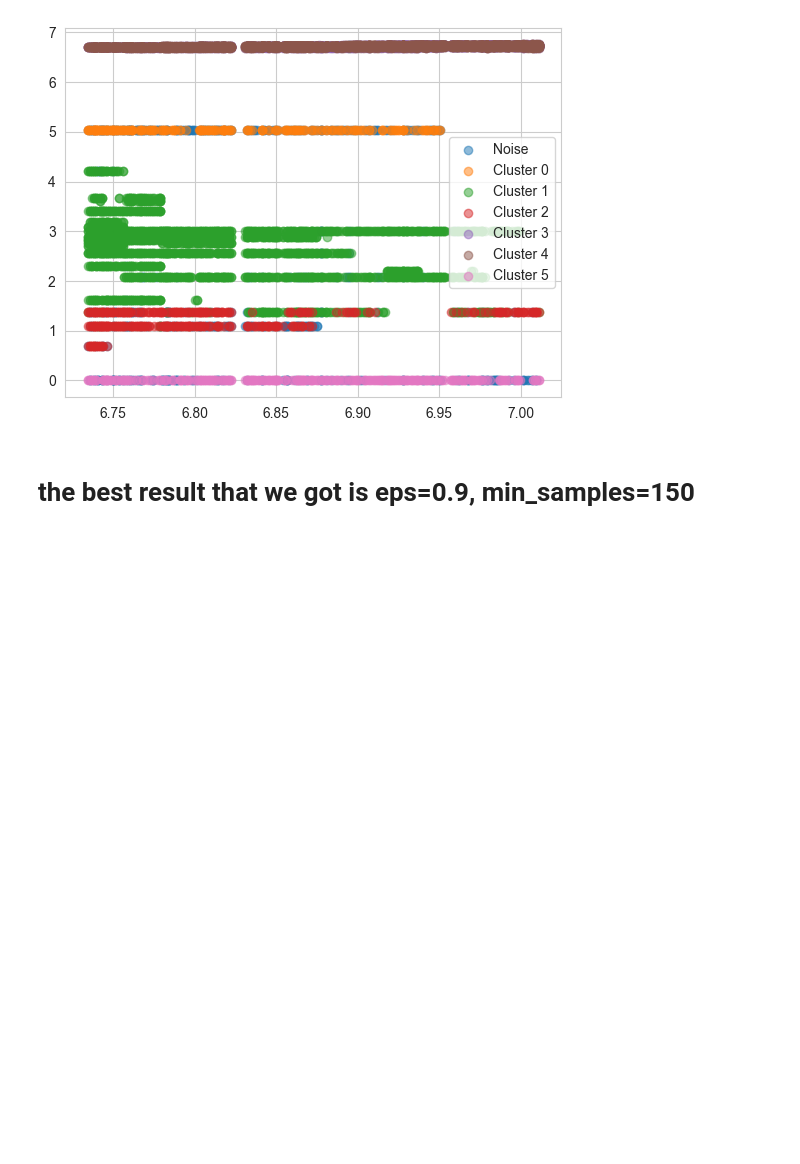
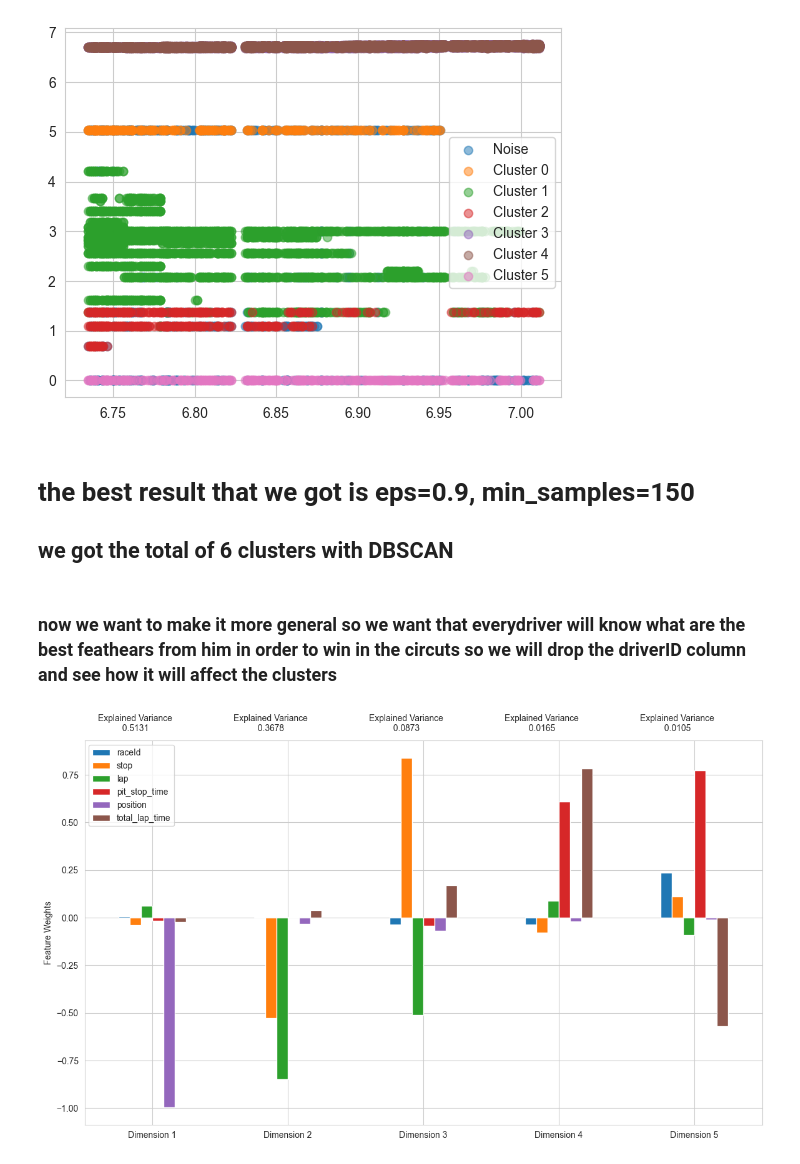
Before and after one commit to nirmolcho/Clustering_and_TS_DS_Alg, a Jupyter notebook: Clustering/Clustering.ipynb, the cells around one changed output. Drawn from its saved outputs; the diff is of its cells as text; code cells hidden in the pictures; blank space fills up the shorter version.

Commit message:
adding information for everyone without the driverId

```diff
--- a/Clustering/Clustering.ipynb
+++ b/Clustering/Clustering.ipynb
@@ -502,3 +501,16 @@ plt.show()
 [figure]
 # %% [markdown]
 # the best result that we got is eps=0.9, min_samples=150
+## we got the total of 6 clusters with DBSCAN
+# %% [markdown]
+### now we want to make it more general so we want that everydriver will know what are the best feathears from him in order to win in the circuts so we will drop the driverID column and see how it will affect the clusters
+# %%
+final = good_data.drop(['driverId','Clusters'],axis=1)
+# %%
+pca = PCA(n_components=5).fit(final)
+pca_samples = pca.transform(final)
+# %%
+import visuals as vs
+pca_results = vs.pca_results(final,pca)
+# %% [output]
+[figure, added]
```
Also changed, not shown: parts of 15 cells of this notebook.
